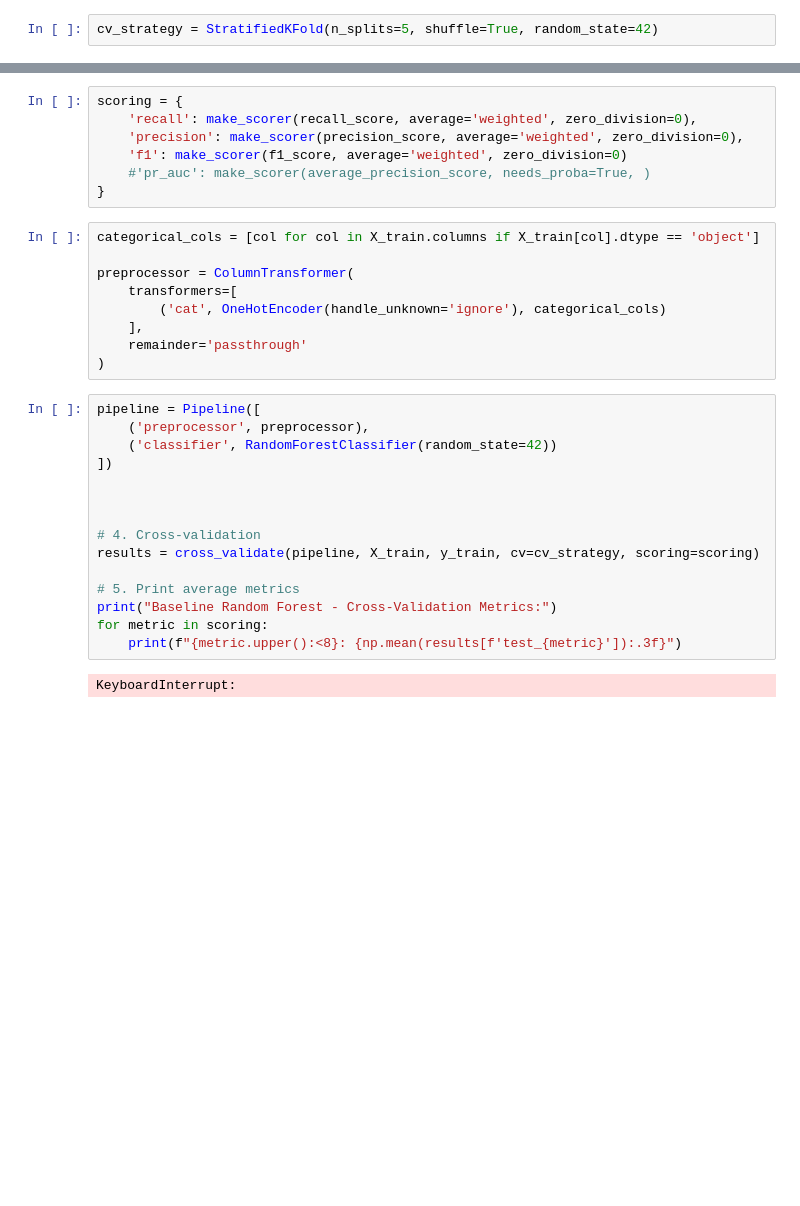
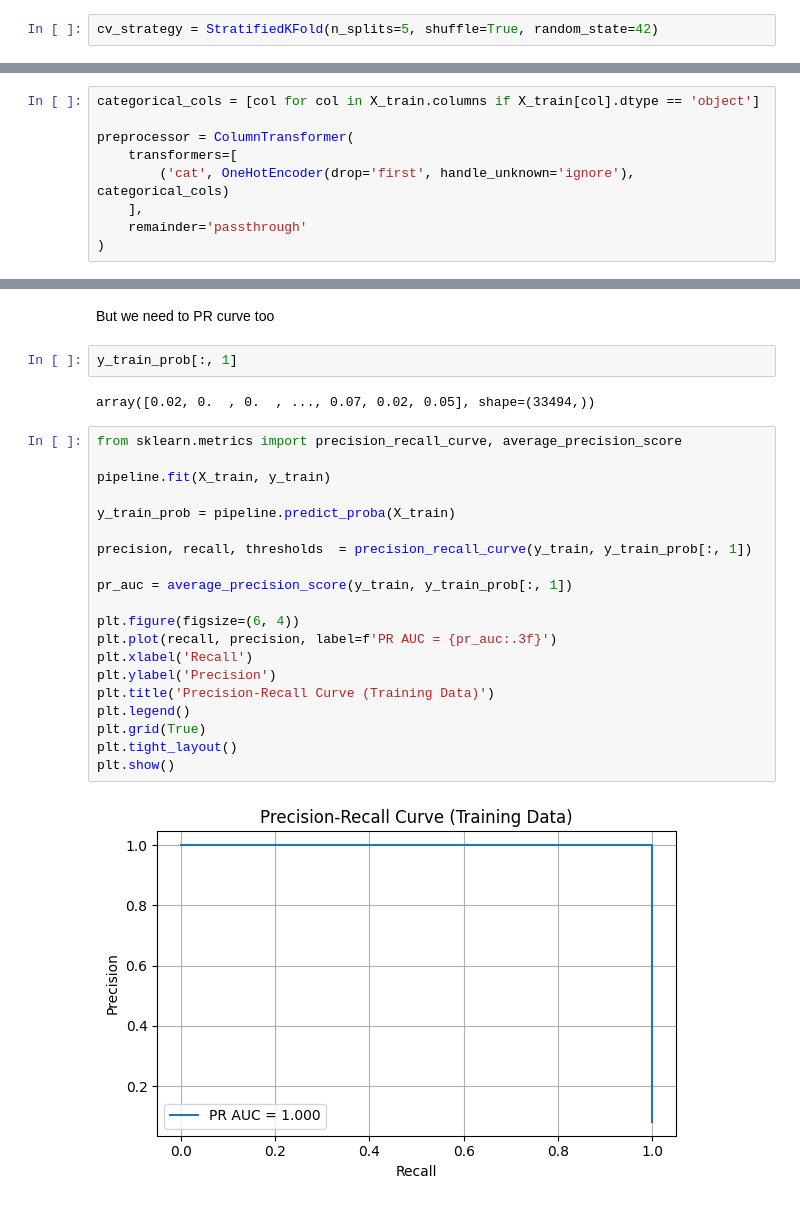
Before and after one commit to adarshlearnngrow/loan-approval-ml, a Jupyter notebook: Python Notebooks/RandomForest.ipynb, the cells around one changed output, grey strips where cells are left out. Saved outputs shown, nothing was run; the diff lists cells and outputs as text; blank space fills up the shorter version.

```diff
--- a/Python Notebooks/RandomForest.ipynb
+++ b/Python Notebooks/RandomForest.ipynb
@@ -28,0 +40,9 @@ cv_strategy = StratifiedKFold(n_splits=5, shuffle=True, random_state=42)
+# %%
+categorical_cols = [col for col in X_train.columns if X_train[col].dtype == 'object']
+
+preprocessor = ColumnTransformer(
+    transformers=[
+        ('cat', OneHotEncoder(drop='first', handle_unknown='ignore'), categorical_cols)
+    ],
+    remainder='passthrough'
+)
@@ -48,33 +71,28 @@ for metric, values in scores.items():
+# %% [markdown]
+But we need to PR curve too
+# %%
+y_train_prob[:, 1]
+# %% [output]
+array([0.02, 0.  , 0.  , ..., 0.07, 0.02, 0.05], shape=(33494,))
 # %%
-scoring = {
-    'recall': make_scorer(recall_score, average='weighted', zero_division=0),
-    'precision': make_scorer(precision_score, average='weighted', zero_division=0),
-    'f1': make_scorer(f1_score, average='weighted', zero_division=0)
-    #'pr_auc': make_scorer(average_precision_score, needs_proba=True, )
-}
+from sklearn.metrics import precision_recall_curve, average_precision_score
+
+pipeline.fit(X_train, y_train)
+
+y_train_prob = pipeline.predict_proba(X_train)
+
+precision, recall, thresholds  = precision_recall_curve(y_train, y_train_prob[:, 1])
+
+pr_auc = average_precision_score(y_train, y_train_prob[:, 1])
+
+plt.figure(figsize=(6, 4))
+plt.plot(recall, precision, label=f'PR AUC = {pr_auc:.3f}')
+plt.xlabel('Recall')
+plt.ylabel('Precision')
+plt.title('Precision-Recall Curve (Training Data)')
+plt.legend()
+plt.grid(True)
+plt.tight_layout()
+plt.show()
+# %% [output]
+[figure, added]
-# %%
-categorical_cols = [col for col in X_train.columns if X_train[col].dtype == 'object']
-
-preprocessor = ColumnTransformer(
-    transformers=[
-        ('cat', OneHotEncoder(handle_unknown='ignore'), categorical_cols)
-    ],
-    remainder='passthrough'
-)
-# %%
-pipeline = Pipeline([
-    ('preprocessor', preprocessor),
-    ('classifier', RandomForestClassifier(random_state=42))
-])
-
-
-
-# 4. Cross-validation
-results = cross_validate(pipeline, X_train, y_train, cv=cv_strategy, scoring=scoring)
-
-# 5. Print average metrics
-print("Baseline Random Forest - Cross-Validation Metrics:")
-for metric in scoring:
-    print(f"{metric.upper():<8}: {np.mean(results[f'test_{metric}']):.3f}")
-# %% [output]
-KeyboardInterrupt:
```
Also changed, not shown: parts of 4 cells of this notebook, 3 other files.
